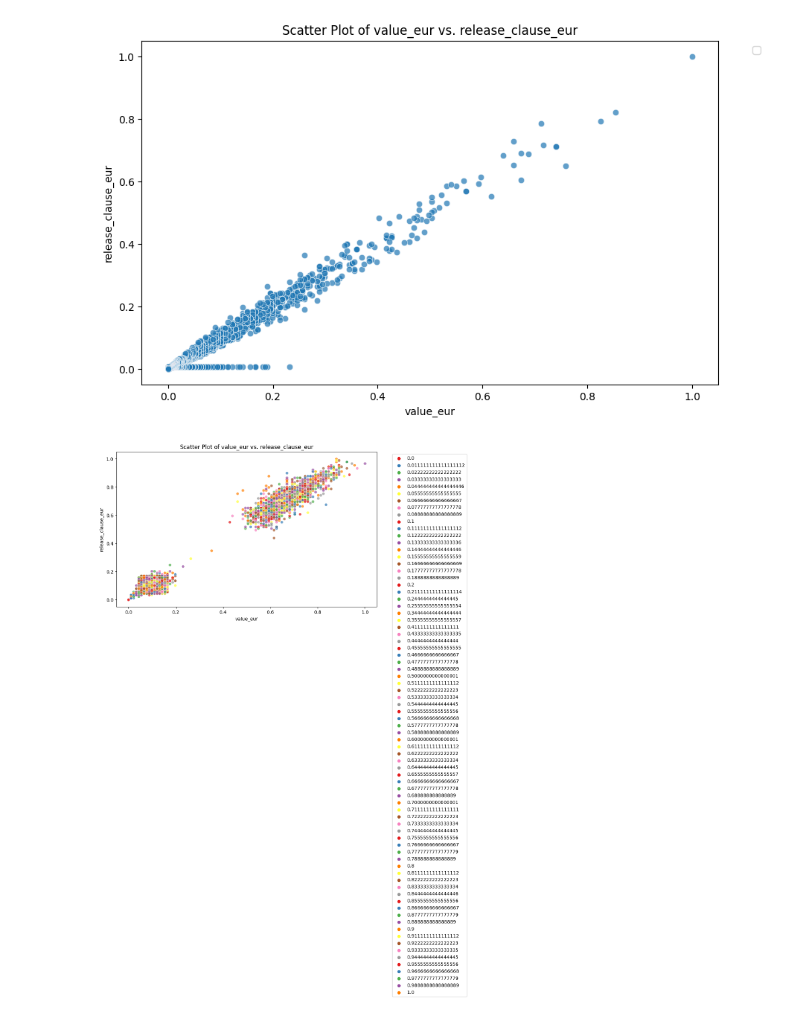
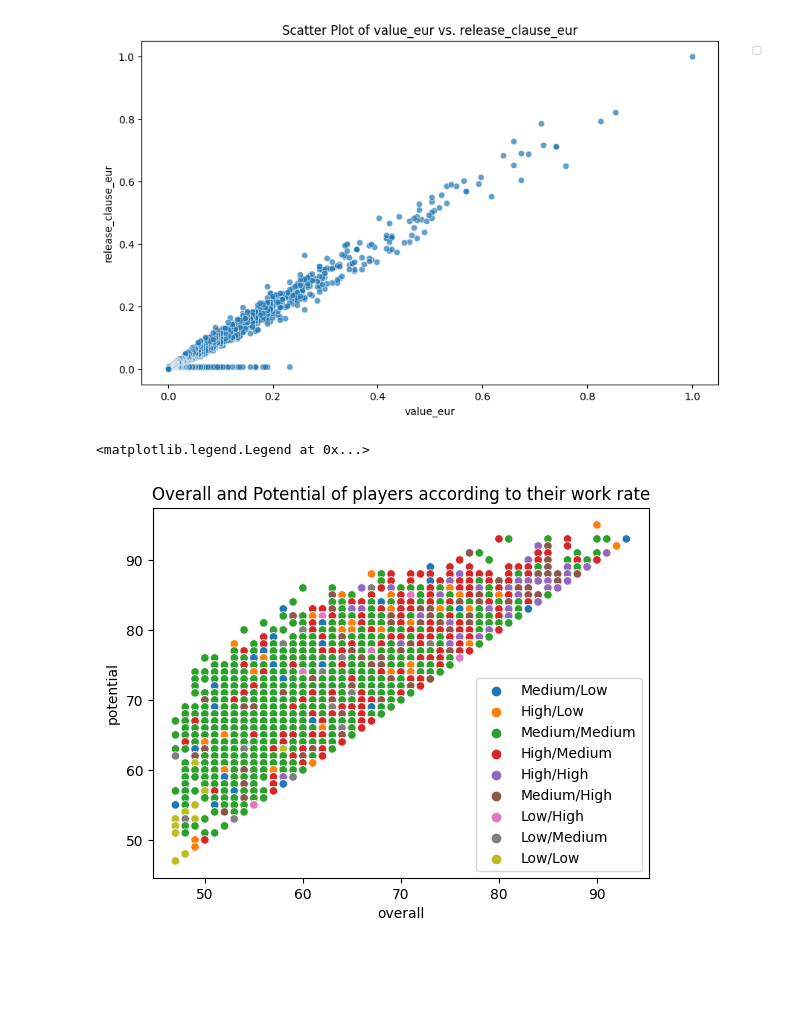
Before and after one commit to Krishil-Parikh/Bazinga_CodeClash, a Jupyter notebook: compute-task-2.ipynb, the cells around one changed output. Drawn from its saved outputs; the diff is of its cells as text; code cells hidden in the pictures; blank space fills up the shorter version.

```diff
--- a/compute-task-2.ipynb
+++ b/compute-task-2.ipynb
@@ -293,14 +293,13 @@ plt.legend(bbox_to_anchor=(1.05, 1), loc='upper left')
 plt.show()
 # %% [output]
 [figure]
-# %%
-# Scatter plot of Overall vs. Value
-plt.figure(figsize=(10, 6))
-sns.scatterplot(x='goalkeeping_handling', y='goalkeeping_diving', data=numeric_df2,hue='goalkeeping_positioning', palette='Set1', alpha=0.7)
-plt.title('Scatter Plot of value_eur vs. release_clause_eur')
-plt.xlabel('value_eur')
-plt.ylabel('release_clause_eur')
-plt.legend(bbox_to_anchor=(1.05, 1), loc='upper left')
-plt.show()
-# %% [output]
-[figure, removed]
+# %%
+plt.title('Overall and Potential of players according to their work rate')
+sns.scatterplot(x='overall',
+                y='potential',
+                hue='work_rate',
+                data=fifa_df,);
+plt.legend(fontsize='10')
+# %% [output]
+<matplotlib.legend.Legend at 0x...>
+[figure, added]
```
Also changed, not shown: parts of 7 cells of this notebook.
